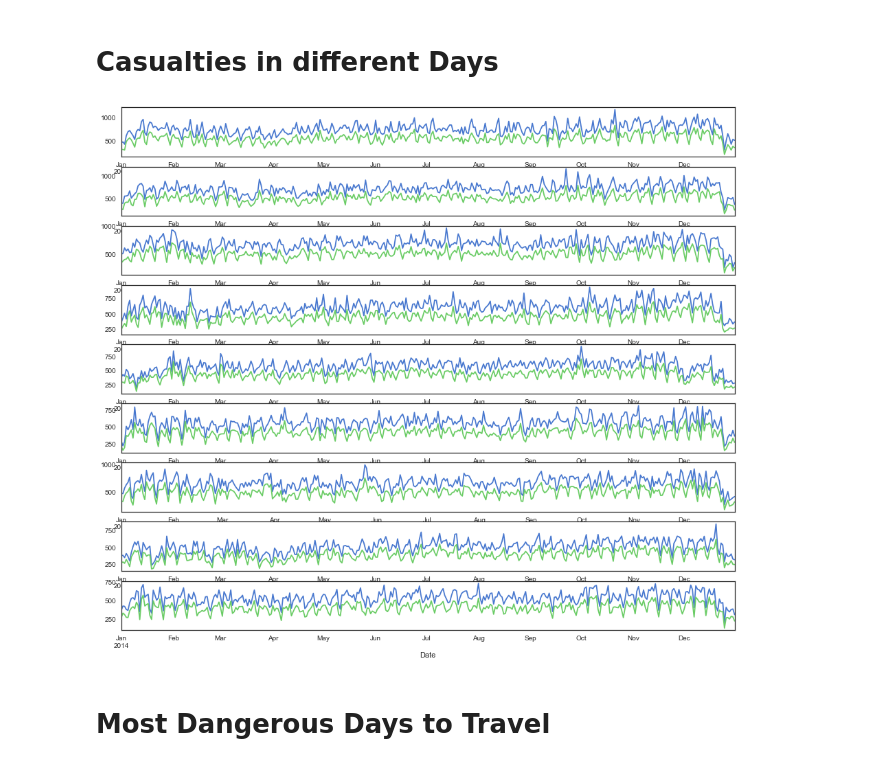
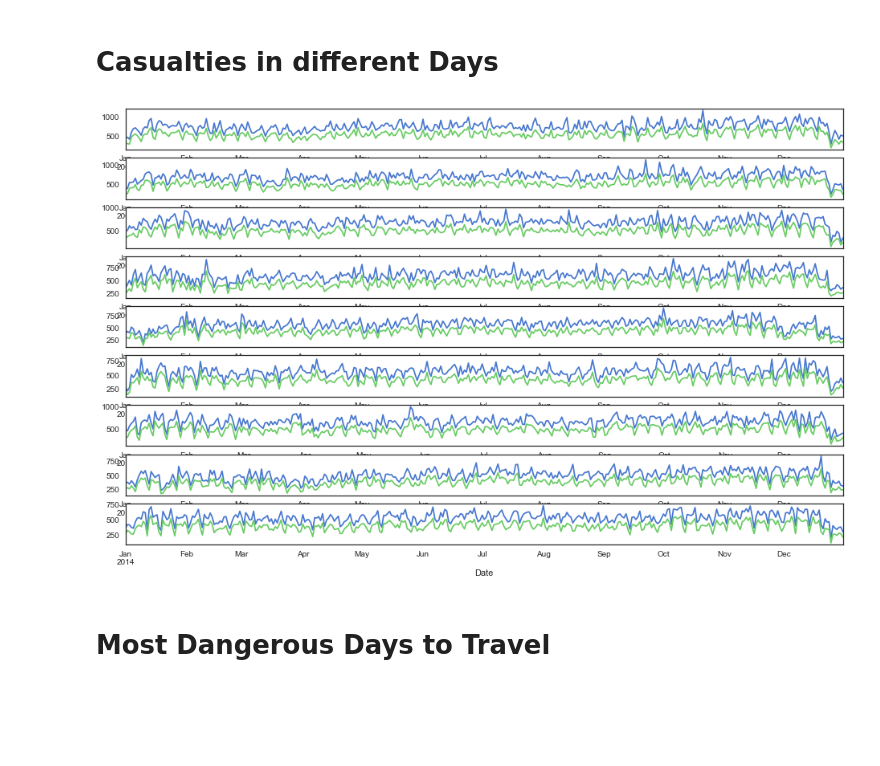
Before and after one commit to aremirata/uk_traffic_accidents, a Jupyter notebook: Exploratory Data Analysis on Traffic Data.ipynb, the cells around one changed output. Cells and saved outputs as stored; diff of their text form; code cells hidden in the pictures; blank space fills up the shorter version.

```diff
--- a/Exploratory Data Analysis on Traffic Data.ipynb
+++ b/Exploratory Data Analysis on Traffic Data.ipynb
@@ -238,13 +246,13 @@ sns.barplot(x="Did_Police_Officer_Attend_Scene_of_Accident", y="Number_of_Casual
 # %% [markdown]
 # Casualties in different Days
 # %%
-f,ax = plt.subplots(df['Year'].nunique(),1,figsize=(16,14))
+f,ax = plt.subplots(df['Year'].nunique(),1,figsize=(16,10))
 for  i,y in enumerate(df['Year'].unique()):
     foo = df[df['Year'] == y][['Date','Number_of_Casualties']]
     foo.groupby('Date').sum()['Number_of_Casualties'].plot(ax=ax[i],label='Sum')
     foo.groupby('Date').count()['Number_of_Casualties'].plot(ax=ax[i],label='Count')
 # %% [output]
-[figure, old version]
+[figure, new version]
 # %% [markdown]
 # Most Dangerous Days to Travel
 # %%
```
Also changed, not shown: parts of 2 cells of this notebook, 2 other files.
